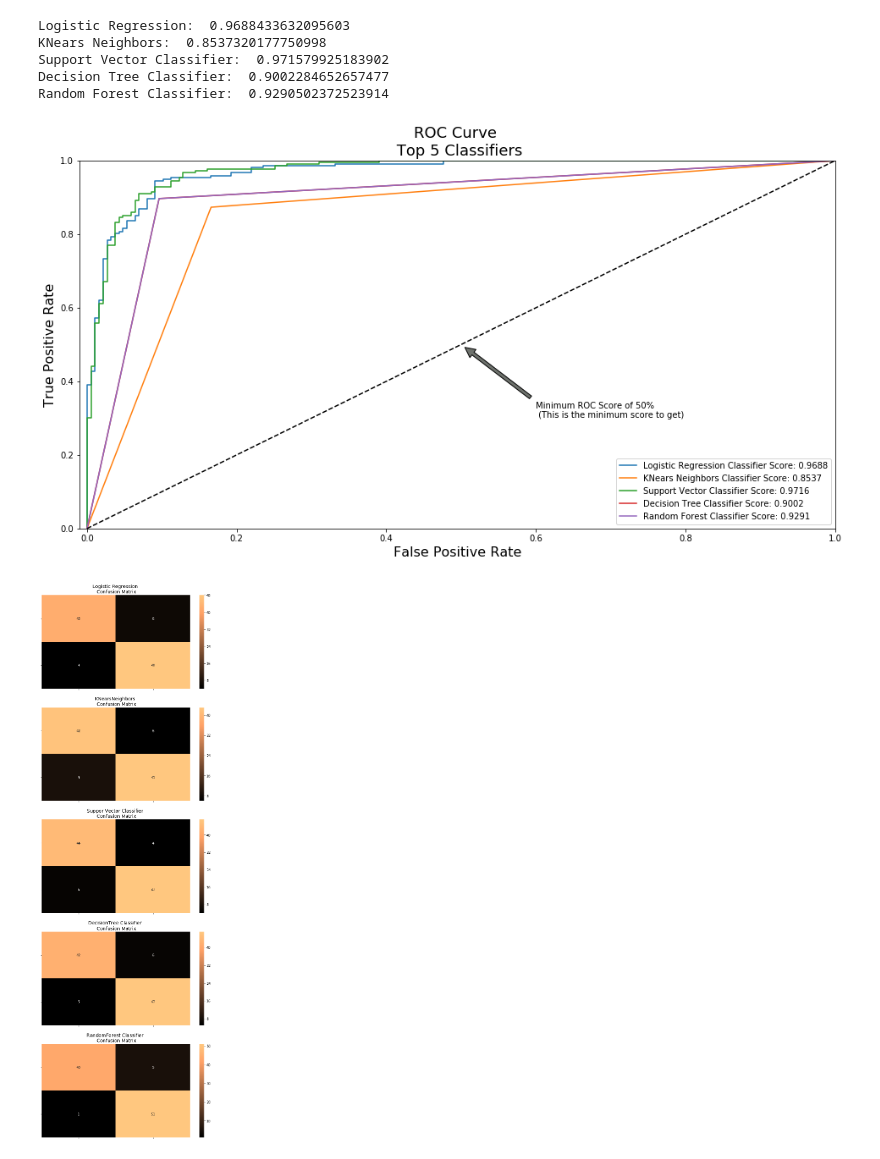
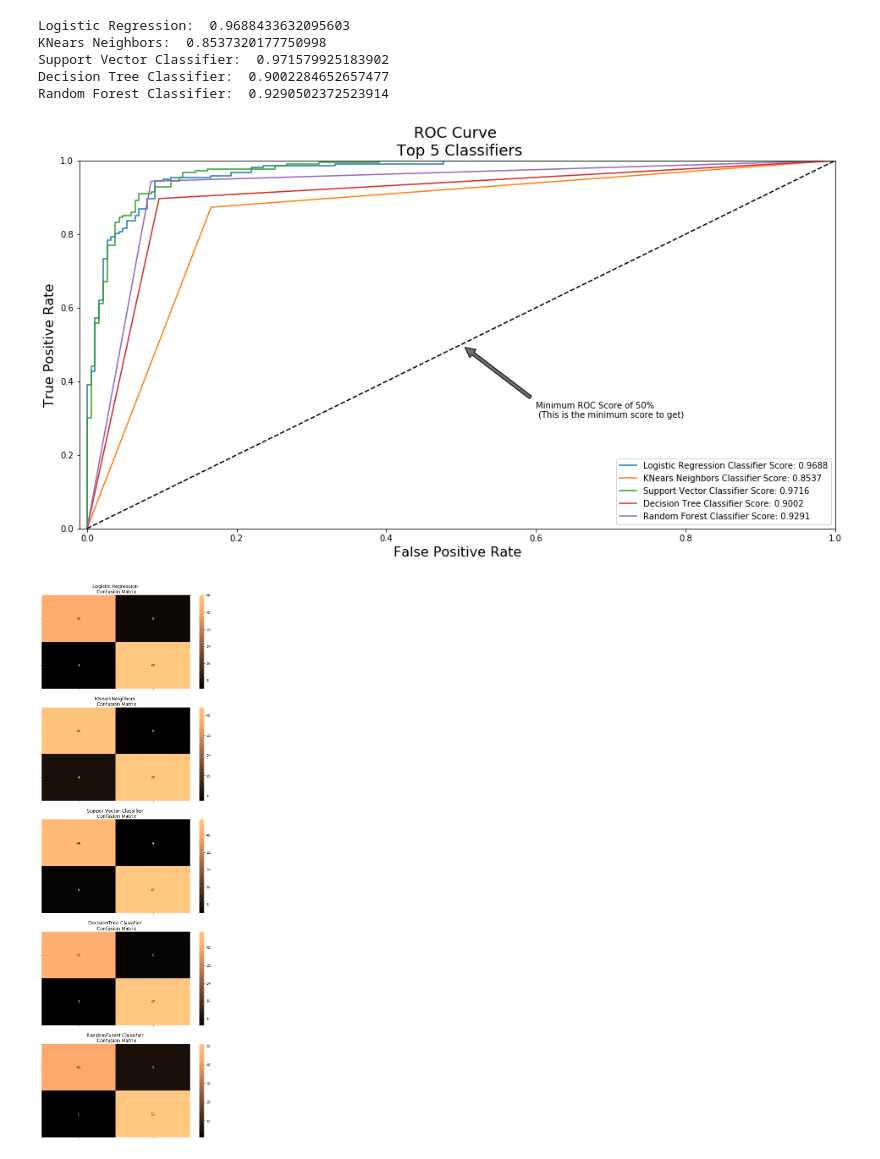
Before and after one commit to bjoernh2000/phishing, a Jupyter notebook: Phishing.ipynb, the cells around one changed output. Drawn from its saved outputs; the diff is of its cells as text; code cells hidden in the pictures.

```diff
--- a/Phishing.ipynb
+++ b/Phishing.ipynb
@@ -561,33 +561,33 @@ Random Forest Classifier:  0.9290502372523914
 # %%
 # ROC curve
 
 log_fpr, log_tpr, log_thresold = roc_curve(y_train_small, log_reg_pred)
 knear_fpr, knear_tpr, knear_threshold = roc_curve(y_train_small, knears_pred)
 svc_fpr, svc_tpr, svc_threshold = roc_curve(y_train_small, svc_pred)
 tree_fpr, tree_tpr, tree_threshold = roc_curve(y_train_small, tree_pred)
 forest_fpr, forest_tpr, forest_threshold = roc_curve(y_train_small,forest_pred)
 
 def graph_roc_curve_multiple(log_fpr, log_tpr, knear_fpr, knear_tpr, svc_fpr, svc_tpr, tree_fpr, tree_tpr,forest_fpr,forest_tpr):
     plt.figure(figsize=(16,8))
     plt.title('ROC Curve \n Top 5 Classifiers', fontsize=18)
     plt.plot(log_fpr, log_tpr, label='Logistic Regression Classifier Score: {:.4f}'.format(roc_auc_score(y_train_small, log_reg_pred)))
     plt.plot(knear_fpr, knear_tpr, label='KNears Neighbors Classifier Score: {:.4f}'.format(roc_auc_score(y_train_small, knears_pred)))
     plt.plot(svc_fpr, svc_tpr, label='Support Vector Classifier Score: {:.4f}'.format(roc_auc_score(y_train_small, svc_pred)))
     plt.plot(tree_fpr, tree_tpr, label='Decision Tree Classifier Score: {:.4f}'.format(roc_auc_score(y_train_small, tree_pred)))
-    plt.plot(tree_fpr, tree_tpr, label='Random Forest Classifier Score: {:.4f}'.format(roc_auc_score(y_train_small, forest_pred)))
+    plt.plot(forest_fpr, forest_tpr, label='Random Forest Classifier Score: {:.4f}'.format(roc_auc_score(y_train_small, forest_pred)))
     plt.plot([0, 1], [0, 1], 'k--')
     plt.axis([-0.01, 1, 0, 1])
     plt.xlabel('False Positive Rate', fontsize=16)
     plt.ylabel('True Positive Rate', fontsize=16)
     plt.annotate('Minimum ROC Score of 50% \n (This is the minimum score to get)', xy=(0.5, 0.5), xytext=(0.6, 0.3),
                 arrowprops=dict(facecolor='#6E726D', shrink=0.05),
                 )
     plt.legend()
 
 graph_roc_curve_multiple(log_fpr, log_tpr, knear_fpr, knear_tpr, svc_fpr, svc_tpr, tree_fpr, tree_tpr, forest_fpr, forest_tpr)
 plt.show()
 # %% [output]
-[figure, old version]
+[figure, new version]
 # %%
 # plot the confusion matrix
 
```
